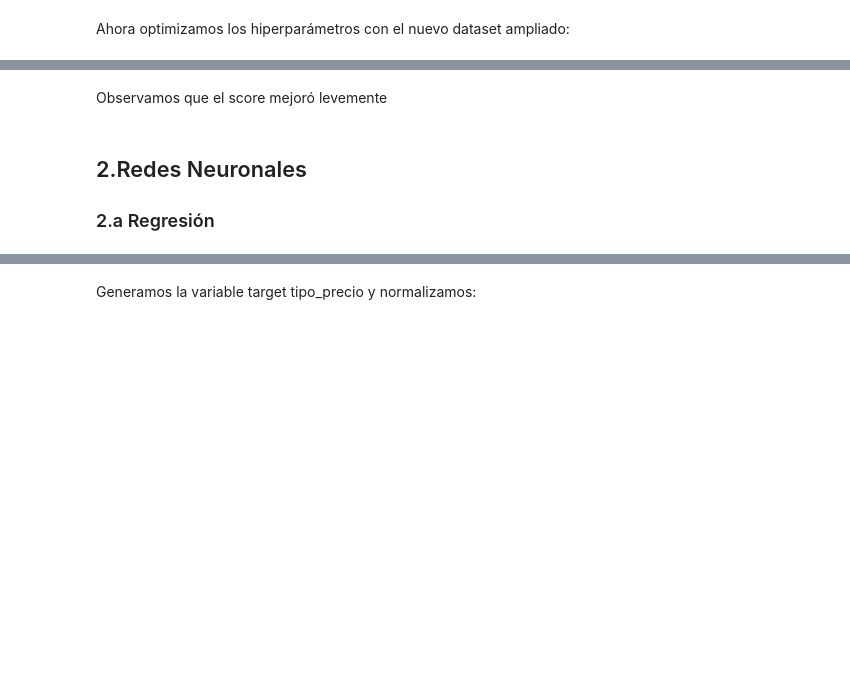
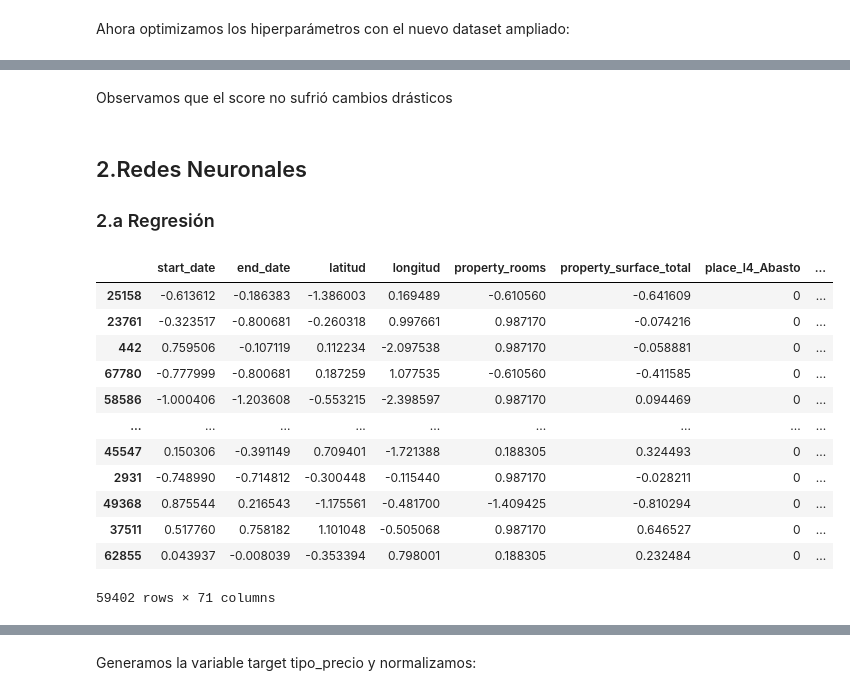
Before and after one commit to valencorrea/7506R-2C2022-GRUPO14-TP2, a Jupyter notebook: 7506R_TP1_GRUPO14_ENTREGA.ipynb, the cells around one changed output, grey strips where cells are left out. Cells and saved outputs as stored; diff of their text form; code cells hidden in the pictures; blank space fills up the shorter version.

```diff
--- a/7506R_TP1_GRUPO14_ENTREGA.ipynb
+++ b/7506R_TP1_GRUPO14_ENTREGA.ipynb
@@ -603,5 +285,5 @@ best_estimator.score(test,y_test)
 # %% [markdown]
-Observamos que el score mejoró levemente
+Observamos que el score no sufrió cambios drásticos
 # %% [markdown]
 ## 2.Redes Neuronales
 ### 2.a Regresión
@@ -607,0 +306,36 @@ Observamos que el score mejoró levemente
+# %%
+sscaler = StandardScaler()
+
+train['start_date'] = sscaler.fit_transform(pd.DataFrame(train['start_date']))
+test['start_date'] = sscaler.transform(pd.DataFrame(test['start_date']))
+
+train['end_date'] = sscaler.fit_transform(pd.DataFrame(train['end_date']))
+test['end_date'] = sscaler.transform(pd.DataFrame(test['end_date']))
+
+train['latitud'] = sscaler.fit_transform(pd.DataFrame(train['latitud']))
+test['latitud'] = sscaler.transform(pd.DataFrame(test['latitud']))
+
+train['longitud'] = sscaler.fit_transform(pd.DataFrame(train['longitud']))
+test['longitud'] = sscaler.transform(pd.DataFrame(test['longitud']))
+
+train['property_rooms'] = sscaler.fit_transform(pd.DataFrame(train['property_rooms']))
+test['property_rooms'] = sscaler.transform(pd.DataFrame(test['property_rooms']))
+
+train['property_surface_total'] = sscaler.fit_transform(pd.DataFrame(train['property_surface_total']))
+test['property_surface_total'] = sscaler.transform(pd.DataFrame(test['property_surface_total']))
+
+train
+# %% [output]
+|  | start_date | end_date | latitud | longitud | property_rooms | property_surface_total | place_l4_Abasto | ... |
+| 25158 | -0.613612 | -0.186383 | -1.386003 | 0.169489 | -0.610560 | -0.641609 | 0 | ... |
+| 23761 | -0.323517 | -0.800681 | -0.260318 | 0.997661 | 0.987170 | -0.074216 | 0 | ... |
+| 442 | 0.759506 | -0.107119 | 0.112234 | -2.097538 | 0.987170 | -0.058881 | 0 | ... |
+| 67780 | -0.777999 | -0.800681 | 0.187259 | 1.077535 | -0.610560 | -0.411585 | 0 | ... |
+| 58586 | -1.000406 | -1.203608 | -0.553215 | -2.398597 | 0.987170 | 0.094469 | 0 | ... |
+| ... | ... | ... | ... | ... | ... | ... | ... | ... |
+| 45547 | 0.150306 | -0.391149 | 0.709401 | -1.721388 | 0.188305 | 0.324493 | 0 | ... |
+| 2931 | -0.748990 | -0.714812 | -0.300448 | -0.115440 | 0.987170 | -0.028211 | 0 | ... |
+| 49368 | 0.875544 | 0.216543 | -1.175561 | -0.481700 | -1.409425 | -0.810294 | 0 | ... |
+| 37511 | 0.517760 | 0.758182 | 1.101048 | -0.505068 | 0.987170 | 0.646527 | 0 | ... |
+| 62855 | 0.043937 | -0.008039 | -0.353394 | 0.798001 | 0.188305 | 0.232484 | 0 | ... |
+59402 rows × 71 columns
```
Also changed, not shown: parts of 51 cells of this notebook.
